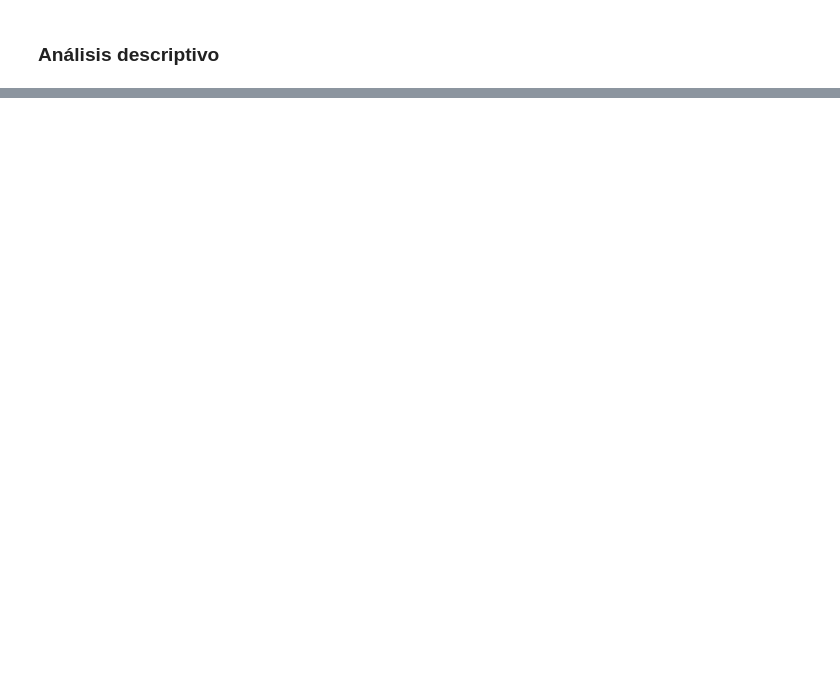
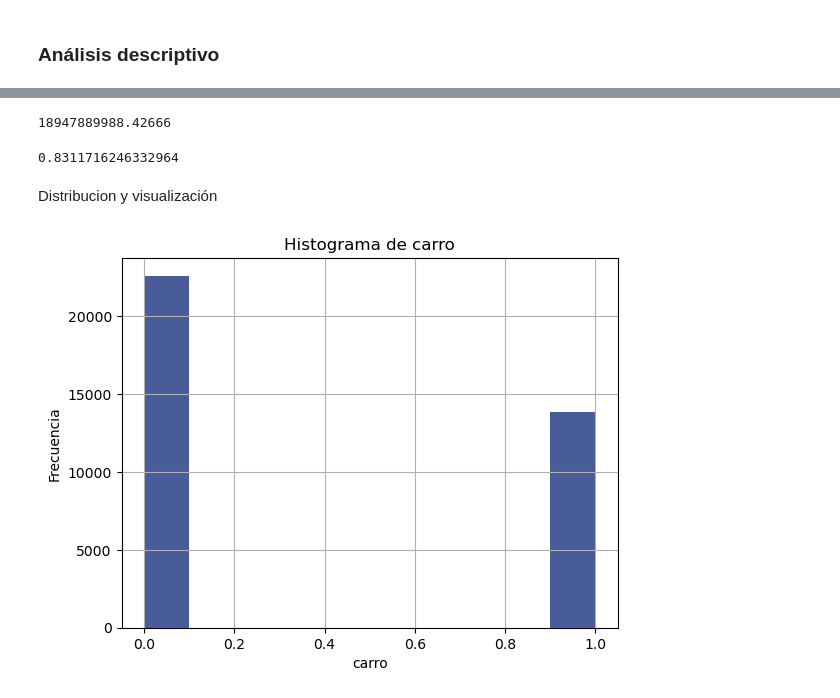
Before and after one commit to ajalca/cbe_customer_classification, a Jupyter notebook: VISA - Grupo 5.ipynb, the cells around one changed output, grey strips where cells are left out. Cells and saved outputs as stored; diff of their text form; code cells hidden in the pictures; blank space fills up the shorter version.

```diff
--- a/VISA - Grupo 5.ipynb
+++ b/VISA - Grupo 5.ipynb
@@ -505,0 +563,8 @@ Name: GENERACION, dtype: int64
+# %%
+clientes_df["DIAS_TRABAJANDO"].var()
+# %% [output]
+18947889988.42666
+# %%
+clientes_df["N_MIEMBROSFAMILIA"].var()
+# %% [output]
+0.8311716246332964
@@ -505,0 +573,12 @@ Name: GENERACION, dtype: int64
+# %%
+colors=(0.1, 0.2, 0.5, 0.95)
+# %% [markdown]
+Distribucion y visualización
+# %%
+clientes_df["TIENE_CARRO"].hist(bins=10, color=colors)
+plt.title("Histograma de carro")
+plt.xlabel("carro")
+plt.ylabel("Frecuencia")
+plt.show()
+# %% [output]
+[figure, added]
```
Also changed, not shown: parts of 28 cells of this notebook.
